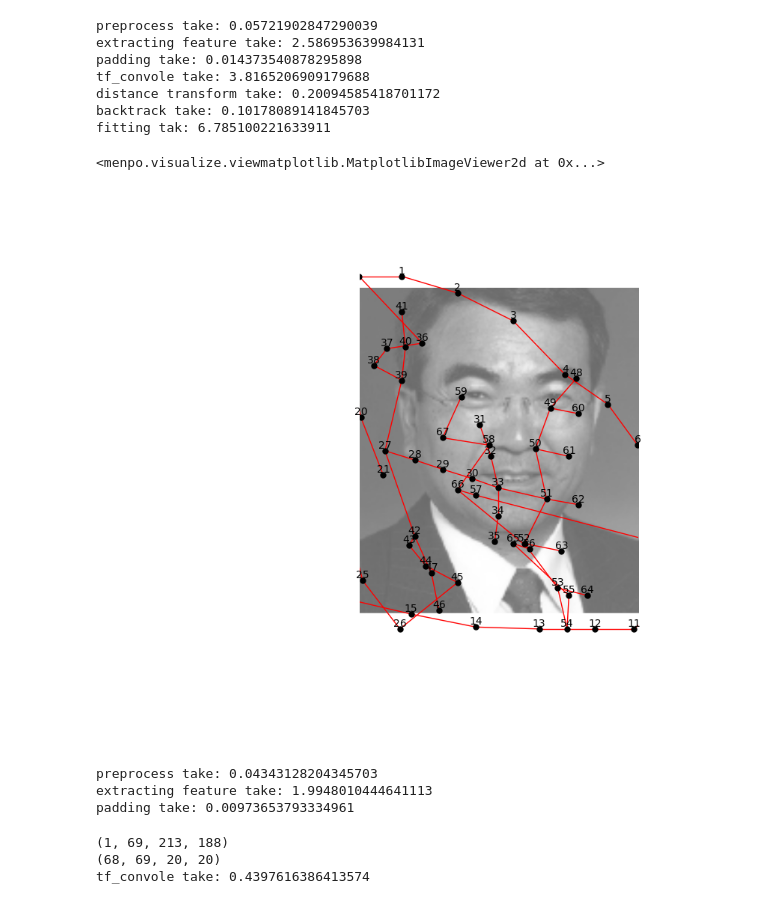
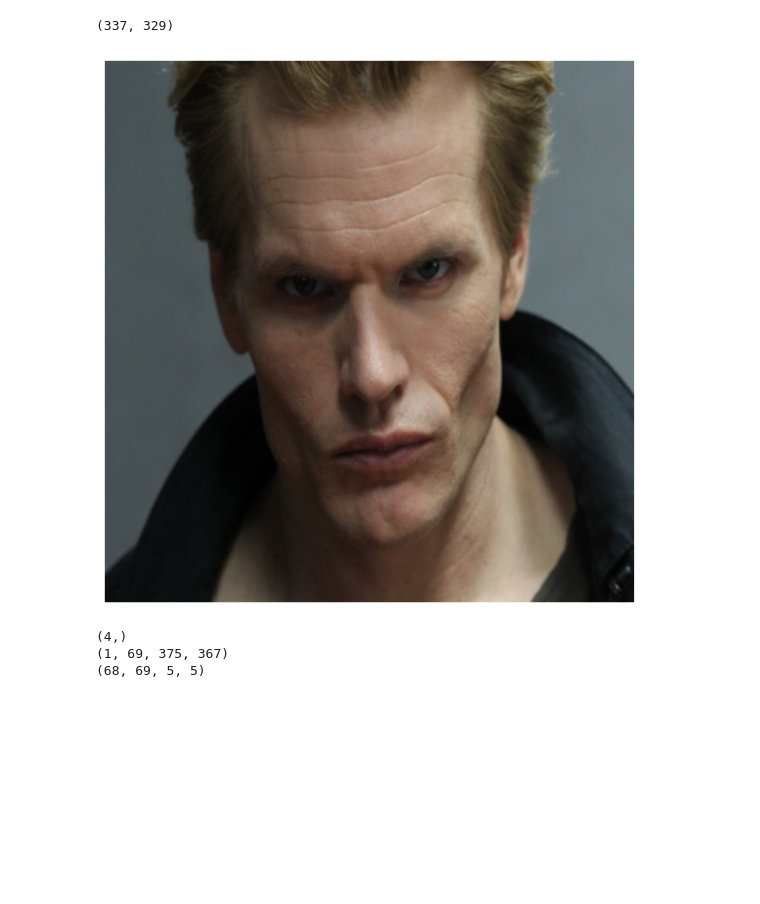
Before and after one commit to kritsong/resnetpyramid, a Jupyter notebook: distance_transform .ipynb, the cells around one changed output. Cells and saved outputs as stored; diff of their text form; code cells hidden in the pictures; blank space fills up the shorter version.

```diff
--- a/distance_transform .ipynb
+++ b/distance_transform .ipynb
@@ -20,7 +20,12 @@ from menpofit.dpm.fitter import tf_convole
 # %%
 from resnet_feature_pyramid import ResnetFeaturePyramid
 from menpofit.dpm.main import get_model
-pickle_dev = '/vol/atlas/homes/ks3811/pickles/resnet/multipie'
-model_name = 'component_0.pkl'
+# pickle_dev = '/vol/atlas/homes/ks3811/pickles/resnet/multipie'
+# model_name = 'component_further_0.pkl'
 resnet = ResnetFeaturePyramid()
-model = get_model(pickle_dev, model_name, resnet)
+# model = get_model(pickle_dev, model_name, resnet)
+pickle_dev = '/vol/atlas/homes/ks3811/pickles/resnet/5x5_dpm_filters/pose_8'
+learner = DPMLearner(feature_pyramid=resnet)
+model = learner.build_model(pickle_dev, 2)
+learner = DPMLearner(feature_pyramid=resnet)
+# model = learner.build_model(pickle_dev, 0)
@@ -32,39 +32,38 @@ image = image.crop_to_landmarks_proportion(0.5)
-# %%
-import time
-start = time.time()
-boxes = DPMFitter.fast_fit_from_model(image, model, 0, return_once=True)
-stop = time.time()
-print('fitting tak:', stop-start)
-
-boxes.sort(key=lambda item: item['s'], reverse=True)
-cc, pick = non_max_suppression_fast(clip_boxes(boxes), 0.3)
-lns = bb_to_lns(boxes, pick)
-
-tree = model.components[0]['tree']
-
-new_tree = PointTree(lns[0], tree.adjacency_matrix.todense(), tree.root_vertex, skip_checks=True)
-new_tree.view(render_numbering=True)
-
-image.view(alpha=.6)
-# %% [output]
-preprocess take: 0.05721902847290039
-extracting feature take: 2.586953639984131
-padding take: 0.014373540878295898
-tf_convole take: 3.8165206909179688
-distance transform take: 0.20094585418701172
-backtrack take: 0.10178089141845703
-fitting tak: 6.785100221633911
-<menpo.visualize.viewmatplotlib.MatplotlibImageViewer2d at 0x...>
-[figure, removed]
+# %%
+from ibugnet.utils import rescale_image
+# image = mio.import_builtin_asset('takeo.ppm', normalize=False)
+# image = mio.import_image('/vol/atlas/databases/aflw_ibug/face_52982.jpg', normalize=False)
+image = mio.import_images('/vol/atlas/databases/300w/', normalize=False)[1]
+# image = mio.import_image('/vol/atlas/homes/ks3811/matlab/INRIA/01687.jpg', normalize=False)
+image = image.crop_to_landmarks_proportion(0.5)
+image = image.resize([337, 329])
+
+
+
+learner = DPMLearner()
+pos, neg = learner._get_frontal_pie_image_info(pickle_dev)
+# print(pos[112])
+
+# image = mio.import_image(pos[0]['im'], normalize=False)
+# image.landmarks['all'] = PointCloud(pos[112]['pts'])
+# image = image.crop_to_landmarks_proportion(0.5)
+
+# image = mio.import_images('/vol/atlas/databases/300w/', normalize=False)[1]
+# image = image.crop_to_landmarks_proportion(0.5)
+# image = image.resize((360, 350))
+image.view()
+print(image.shape)
+# image = rescale_image(image)
+# %% [output]
+(337, 329)
+[figure, added]
 # %%
 feats, scales, shifts = model.feature_pyramid.extract_pyramid(image, model.interval, (19, 19))
-# %% [output]
-preprocess take: 0.04343128204345703
-extracting feature take: 1.9948010444641113
-padding take: 0.00973653793334961
 # %%
 feat = feats[0]
 filters_all = model.get_filters_weights()
+defs = model.get_defs_weights()
+print(np.array(defs)[1].shape)
 # filters_all = np.zeros((1, 69, 20, 20), dtype=np.float)
 # filters_all[0, 1, :, :] = 1
 print(np.array([feat]).shape)
@@ -72,6 +71,6 @@ print(np.array(filters_all).shape)
 unary_scores_all = tf_convole(np.array([feat]), np.array(filters_all))[0]
 # unary_scores_all = convolve_python_f(feat, filters_all)
 # %% [output]
-(1, 69, 213, 188)
-(68, 69, 20, 20)
-tf_convole take: 0.4397616386413574
+(4,)
+(1, 69, 375, 367)
+(68, 69, 5, 5)
```
Also changed, not shown: parts of 25 cells of this notebook, 3 other files.
